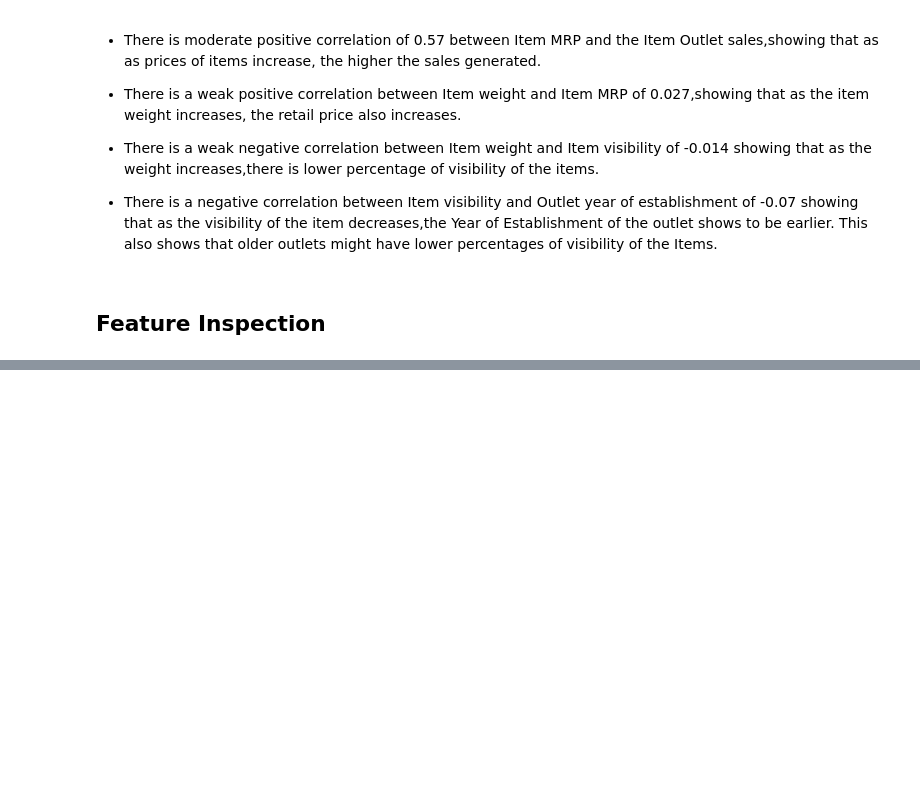
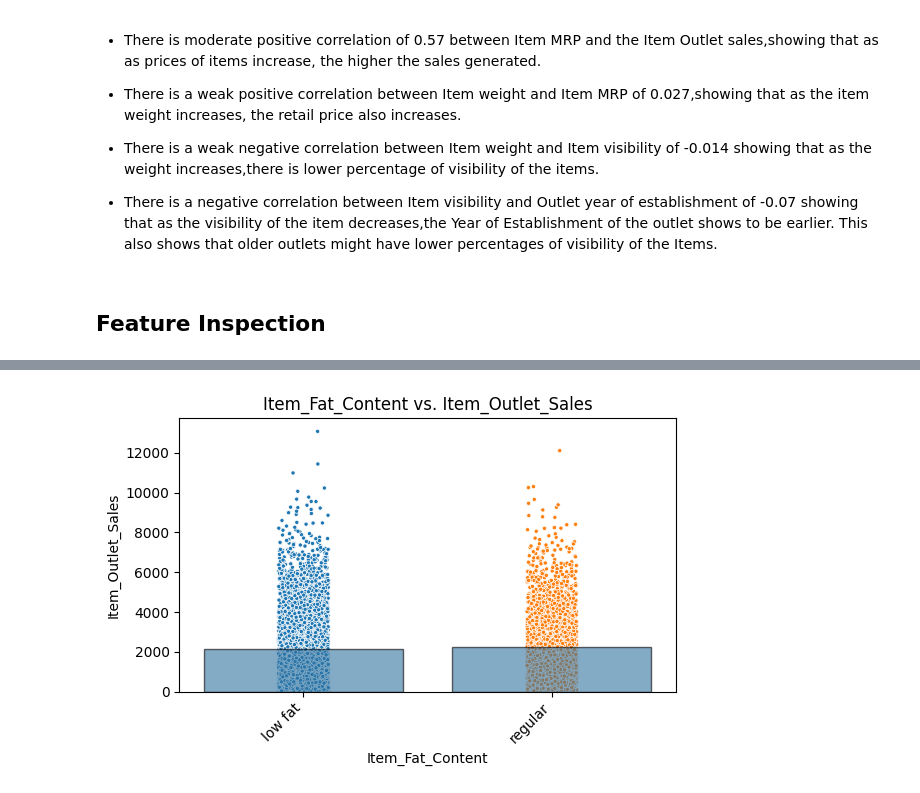
Before and after one commit to zal-developer/Production-of-Product-Sales., a Jupyter notebook: Prediction_of_Product_Sales.ipynb, the cells around one changed output, grey strips where cells are left out. Saved outputs shown, nothing was run; the diff lists cells and outputs as text; code cells hidden in the pictures; blank space fills up the shorter version.

```diff
--- a/Prediction_of_Product_Sales.ipynb
+++ b/Prediction_of_Product_Sales.ipynb
@@ -518,0 +746,5 @@ sns.heatmap(df.corr(),annot=True,cmap='Greens');
+# %%
+# Run the appropriate feature vs. target function (based on dtype)
+fig, ax = plot_categorical_vs_target(df, x='Item_Fat_Content', y='Item_Outlet_Sales', fillna=False)
+# %% [output]
+[figure, added]
```
Also changed, not shown: parts of 123 cells of this notebook.
